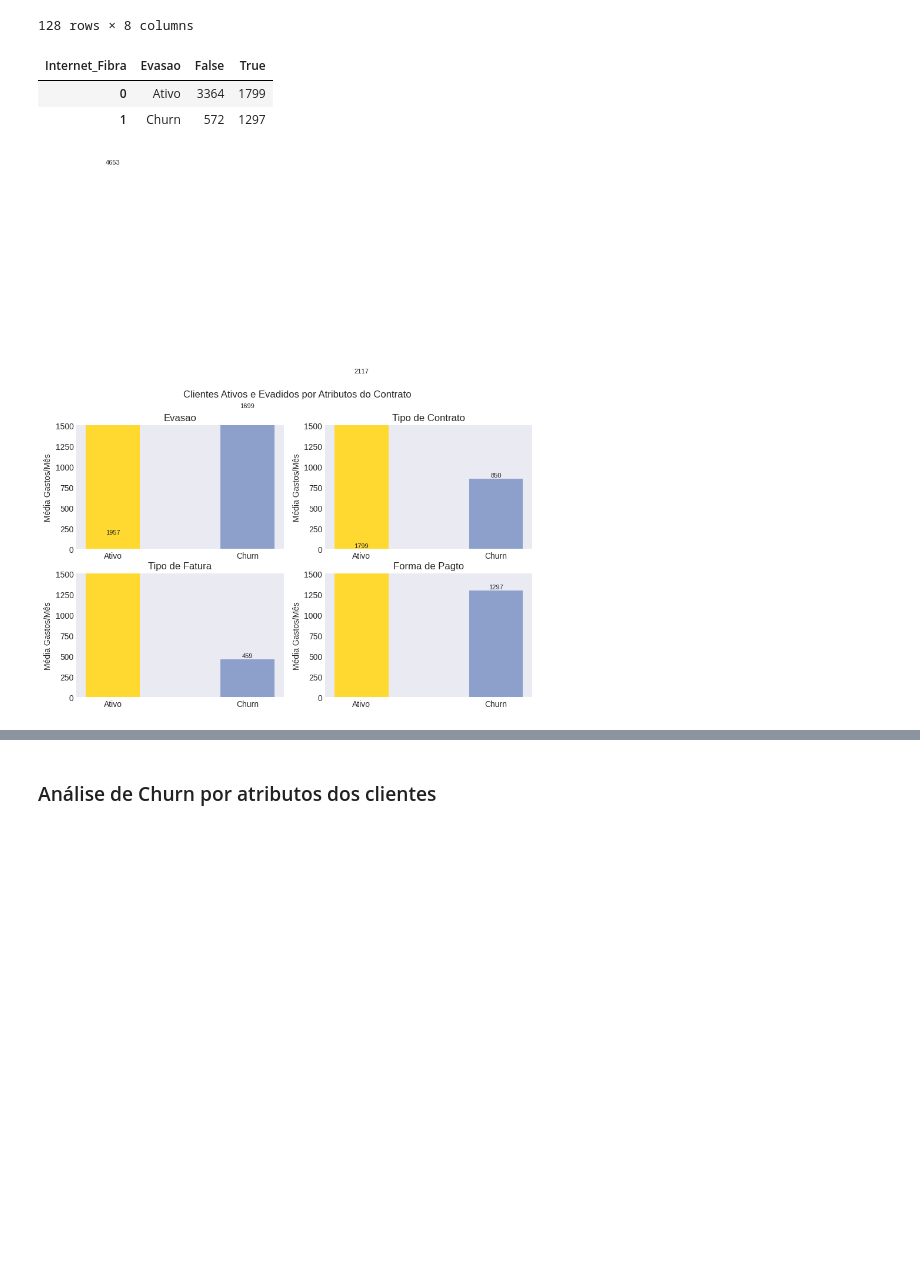
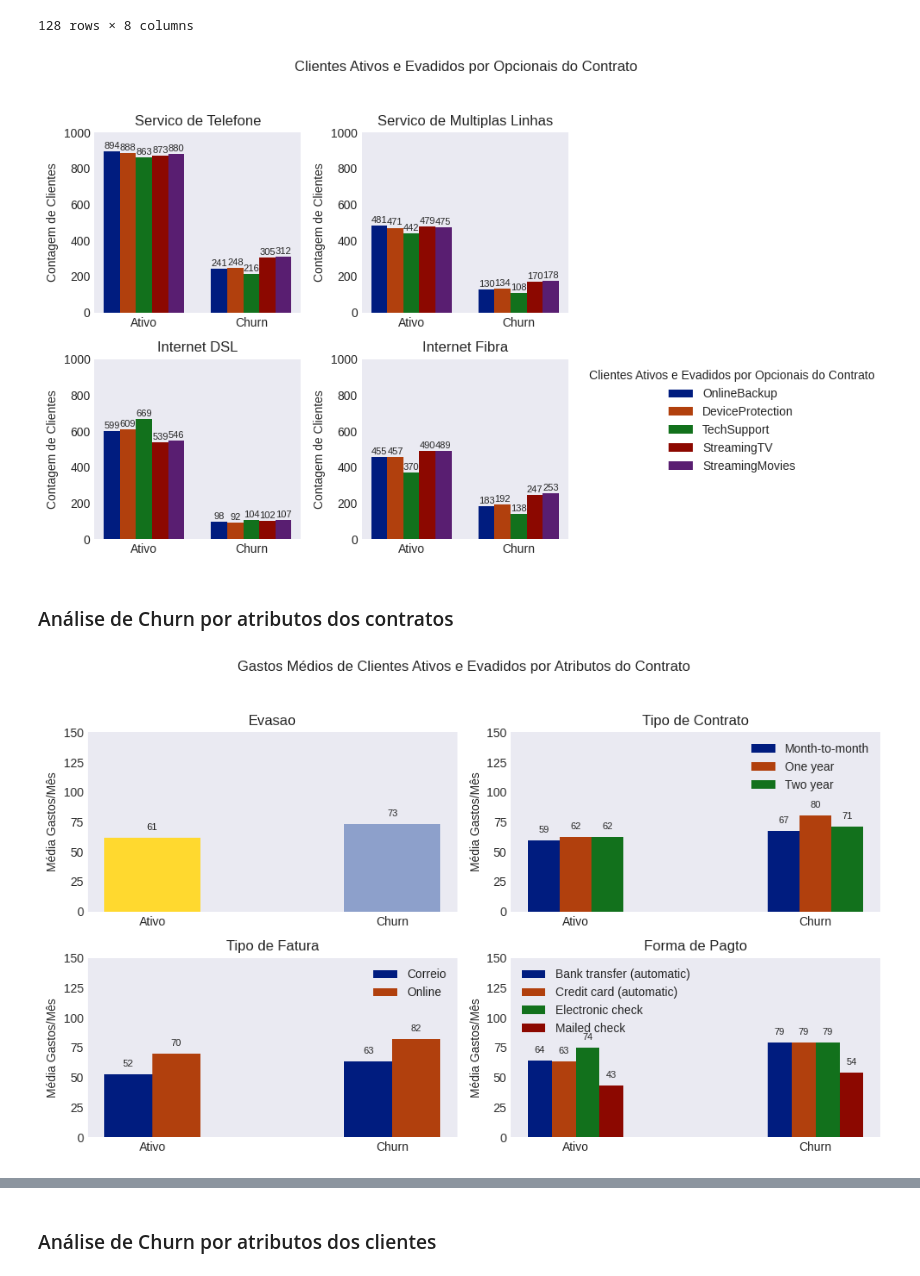
Before and after one commit to mauricioaalmeida/ONE-TelecomX, a Jupyter notebook: TelecomX_BR.ipynb, the cells around one changed output, grey strips where cells are left out. Drawn from its saved outputs; the diff is of its cells as text; code cells hidden in the pictures; blank space fills up the shorter version.

```diff
--- a/TelecomX_BR.ipynb
+++ b/TelecomX_BR.ipynb
@@ -1000,10 +992,10 @@ with plt.style.context('seaborn-v0_8-dark'):
 [figure]
 # %%
 col_valores = ['Qde_Clientes','Perc_Clientes']
-df_genero = ouro_perfil_Cliente.groupby('Genero')[col_valores].sum().reset_index()
-df_idoso = ouro_perfil_Cliente.groupby('Idoso')[col_valores].sum().reset_index()
-df_casado = ouro_perfil_Cliente.groupby('Casal')[col_valores].sum().reset_index()
-df_dependente = ouro_perfil_Cliente.groupby('Dependentes')[col_valores].sum().reset_index()
+df_genero = ouro_perfil_Cliente.groupby('Genero', observed=True)[col_valores].sum().reset_index()
+df_idoso = ouro_perfil_Cliente.groupby('Idoso', observed=True)[col_valores].sum().reset_index()
+df_casado = ouro_perfil_Cliente.groupby('Casal', observed=True)[col_valores].sum().reset_index()
+df_dependente = ouro_perfil_Cliente.groupby('Dependentes', observed=True)[col_valores].sum().reset_index()
 # %%
 with plt.style.context('seaborn-v0_8-dark'):
   max_y = 7500
@@ -1071,10 +1063,10 @@ ouro_Gasto_Cliente.Qde_Clientes.sum()
 np.int64(7032)
 # %%
 col_medias = ['Media_Gasto_Mes', 'Media_Gasto_Dia', 'Gasto_Diarias']
-df_genero = ouro_Gasto_Cliente.groupby('Genero')[col_medias].mean().reset_index()
-df_idoso = ouro_Gasto_Cliente.groupby('Idoso')[col_medias].mean().reset_index()
-df_casado = ouro_Gasto_Cliente.groupby('Casal')[col_medias].mean().reset_index()
-df_dependente = ouro_Gasto_Cliente.groupby('Dependentes')[col_medias].mean().reset_index()
+df_genero = ouro_Gasto_Cliente.groupby('Genero', observed=True)[col_medias].mean().reset_index()
+df_idoso = ouro_Gasto_Cliente.groupby('Idoso', observed=True)[col_medias].mean().reset_index()
+df_casado = ouro_Gasto_Cliente.groupby('Casal', observed=True)[col_medias].mean().reset_index()
+df_dependente = ouro_Gasto_Cliente.groupby('Dependentes', observed=True)[col_medias].mean().reset_index()
 # %%
 with plt.style.context('seaborn-v0_8-dark'):
   max_y = 100
@@ -1306,7 +1310,7 @@ df_graf= [pd.DataFrame() for _ in range(4)]
 
 df_graf[0]  = ouro_Gasto_Contratos.groupby(col_grupos)[col_valores].sum().reset_index()
 for i in range(1,4):
-  df_graf[i] = pd.pivot_table(data=ouro_Gasto_Contratos, values=col_valores, index=col_grupos,columns= col_pivot[i], aggfunc='sum', fill_value=0).reset_index()
+  df_graf[i] = pd.pivot_table(data=ouro_Gasto_Contratos, values=col_valores, index=col_grupos,columns= col_pivot[i], aggfunc='sum', fill_value=0, observed=True).reset_index()
 
 graficos_atributos2(df_graf, titulos_axes, legendas, titulo, lim_y)
 # %% [output]
@@ -1325,7 +1329,7 @@ df_graf= [pd.DataFrame() for _ in range(4)]
 
 df_graf[0]  = ouro_Gasto_Contratos.groupby(col_grupos)[col_valores].mean().reset_index()
 for i in range(1,4):
-  df_graf[i] = pd.pivot_table(data=ouro_Gasto_Contratos, values=col_valores, index=col_grupos,columns= col_pivot[i], aggfunc='mean', fill_value=0).reset_index()
+  df_graf[i] = pd.pivot_table(data=ouro_Gasto_Contratos, values=col_valores, index=col_grupos,columns= col_pivot[i], aggfunc='mean', fill_value=0, observed=True).reset_index()
 
 graficos_atributos2(df_graf, titulos_axes, legendas, titulo, lim_y)
 # %% [output]
@@ -1394,33 +1400,40 @@ df_graf[0]
 | 126 | Churn | True | True | True | True | True | False | ... |
 | 127 | Churn | True | True | True | True | True | True | ... |
 128 rows × 8 columns
-# %%
-df_graf[0] = pd.pivot_table(data=ouro_Gasto_Servicos, values=col_valores, index=col_grupos,columns= col_pivot[i], aggfunc='sum', fill_value=0).reset_index()
-df_graf[0]
-# %% [output]
-| Internet_Fibra | Evasao | False | True |
-| 0 | Ativo | 3364 | 1799 |
-| 1 | Churn | 572 | 1297 |
+# %%
+titulo = 'Clientes Ativos e Evadidos por Opcionais do Contrato'
+col_servicos = [ 'OnlineBackup', 'DeviceProtection', 'TechSupport', 'StreamingTV', 'StreamingMovies']
+col_grupos = ['Servico_Telefone','Servico_MultiplasLinhas','Internet_DSL','Internet_Fibra']
+titulos_ax = ['Servico de Telefone','Servico de Multiplas Linhas','Internet DSL','Internet Fibra']
+legendas = ['Contagem de Clientes','Contagem de Clientes','Contagem de Clientes','Contagem de Clientes',
+             '','','','']
+tamanho_barras = 0.15
+df_graf= [pd.DataFrame() for _ in range(4)]
+for i in range(4):
+  df_graf[i] = ouro_Gasto_Servicos.query(col_grupos[i]).groupby('Evasao')[col_servicos].sum().reset_index()
+
+
+graficos_atributos(df_graf, col_servicos,['Evasao','Evasao','Evasao','Evasao'], titulos_ax, legendas, tamanho_barras, titulo, 1000)
+# %% [output]
+[figure, added]
+# %% [markdown]
+### Análise de Churn por atributos dos contratos
 # %%
-titulo = 'Clientes Ativos e Evadidos por Atributos do Contrato'
-col_valores =  'Qde_Clientes'
-col_grupos = ['Evasao','OnlineSecurity', 'OnlineBackup', 'DeviceProtection',
-       'TechSupport', 'StreamingTV', 'StreamingMovies']
-col_pivot = ['Servico_Telefone','Servico_MultiplasLinhas','Internet_DSL','Internet_Fibra']
+titulo = 'Gastos Médios de Clientes Ativos e Evadidos por Atributos do Contrato'
+col_valores = 'Media_Gasto_Mes'
+col_pivot = ['','Tipo_Contrato','Fatura','Forma_Pagto']
 col_grupos = 'Evasao'
 titulos_axes = ['Evasao','Tipo de Contrato','Tipo de Fatura','Forma de Pagto']
 legendas = ['Média Gastos/Mês','Média Gastos/Mês','Média Gastos/Mês','Média Gastos/Mês',
              '','','','']
-lim_y = [ 1500, 1500, 1500, 1500]
+lim_y = [ 150, 150, 150, 150]
 
 df_graf= [pd.DataFrame() for _ in range(4)]
 
-#df_graf[0]  = ouro_Gasto_Servicos.groupby(col_grupos)[col_valores].mean().reset_index()
-for i in range(4):
-  df_graf[i] = ouro_Gasto_Servicos.query(col_pivot[i]).groupby(col_grupos)[col_valores].sum().reset_index()
-
-  # pd.pivot_table(data=ouro_Gasto_Contratos, values=col_valores, index=col_grupos,columns= col_pivot[i], aggfunc='mean', fill_value=0).reset_index()
+df_graf[0]  = ouro_Gasto_Contratos.groupby(col_grupos)[col_valores].mean().reset_index()
+for i in range(1,4):
+  df_graf[i] = pd.pivot_table(data=ouro_Gasto_Contratos, values=col_valores, index=col_grupos,columns= col_pivot[i], aggfunc='mean', fill_value=0, observed=True).reset_index()
 
 graficos_atributos2(df_graf, titulos_axes, legendas, titulo, lim_y)
 # %% [output]
-[figure, old version]
+[figure, new version]
```
Also changed, not shown: parts of 55 cells of this notebook.
